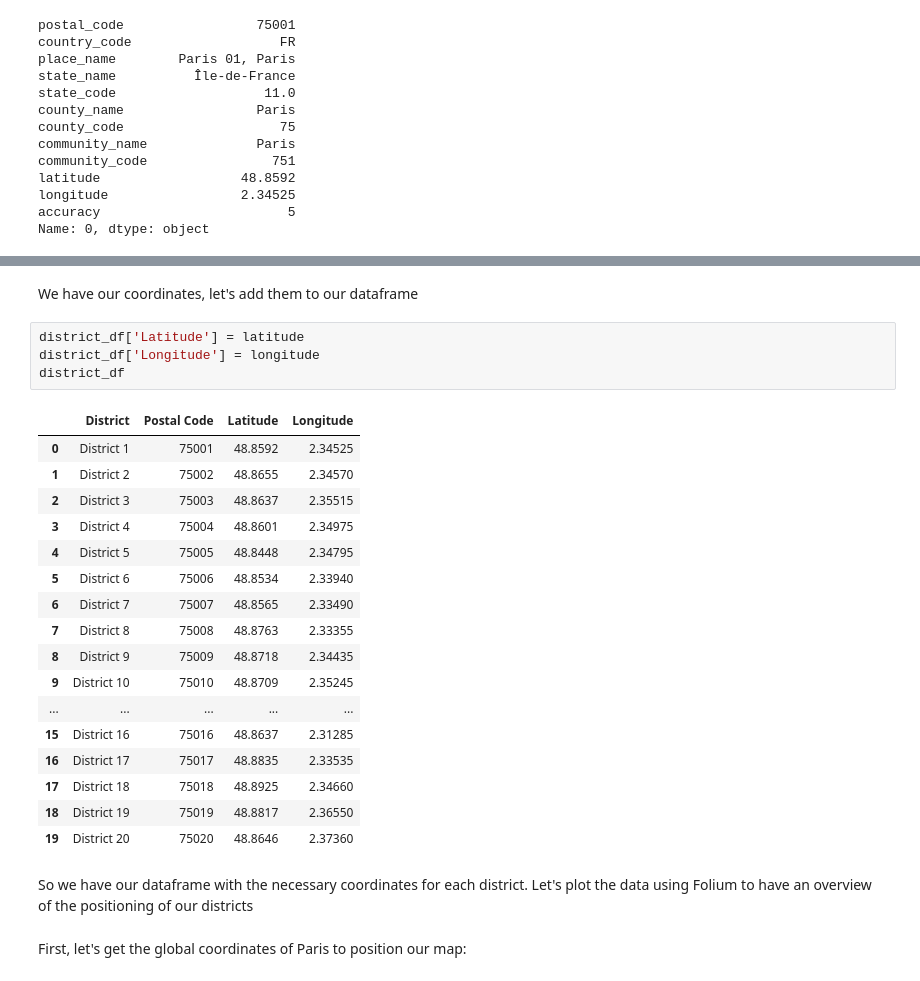
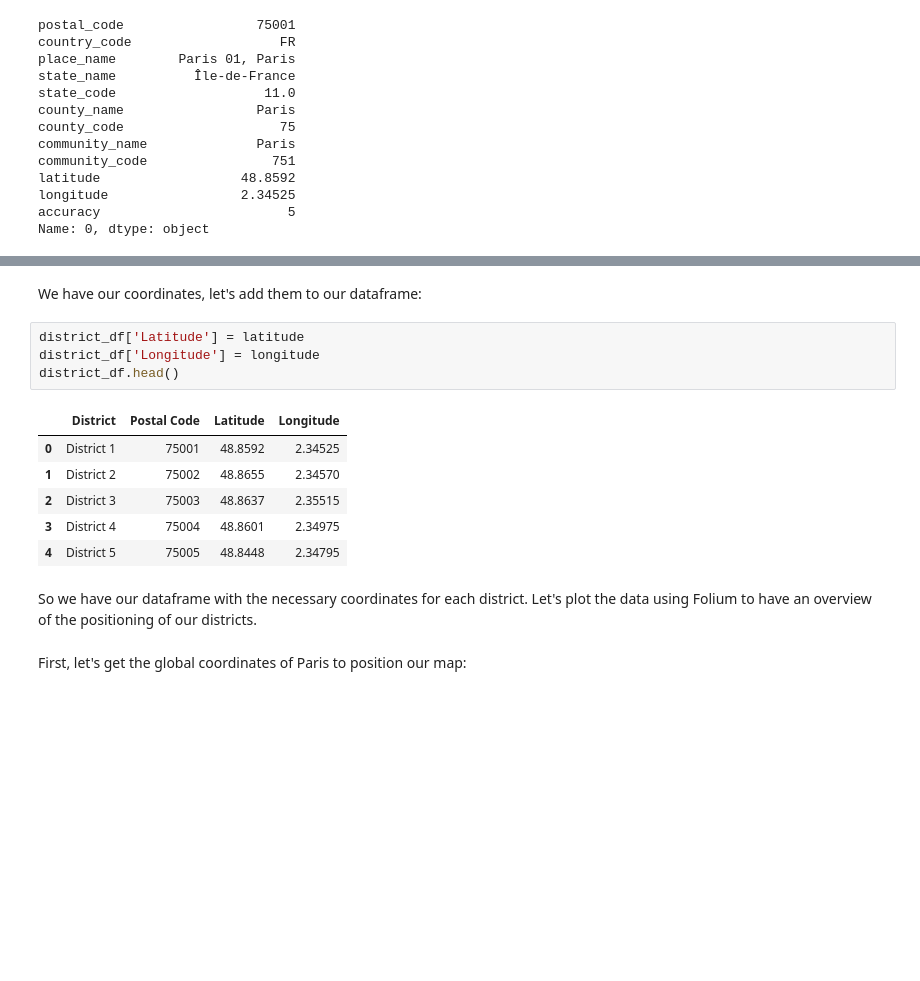
Before and after one commit to OsBourat/Coursera_Capstone, a Jupyter notebook: paris_project.ipynb, the cells around one changed output, grey strips where cells are left out. Drawn from its saved outputs; the diff is of its cells as text; blank space fills up the shorter version.

```diff
--- a/paris_project.ipynb
+++ b/paris_project.ipynb
@@ -128,29 +107,18 @@ print(longitude)
 # %% [markdown]
-<p>We have our coordinates, let's add them to our dataframe</p>
+<p>We have our coordinates, let's add them to our dataframe:</p>
 # %%
 district_df['Latitude'] = latitude
 district_df['Longitude'] = longitude
-district_df
+district_df.head()
 # %% [output]
 |  | District | Postal Code | Latitude | Longitude |
 | 0 | District 1 | 75001 | 48.8592 | 2.34525 |
 | 1 | District 2 | 75002 | 48.8655 | 2.34570 |
 | 2 | District 3 | 75003 | 48.8637 | 2.35515 |
 | 3 | District 4 | 75004 | 48.8601 | 2.34975 |
 | 4 | District 5 | 75005 | 48.8448 | 2.34795 |
-| 5 | District 6 | 75006 | 48.8534 | 2.33940 |
-| 6 | District 7 | 75007 | 48.8565 | 2.33490 |
-| 7 | District 8 | 75008 | 48.8763 | 2.33355 |
-| 8 | District 9 | 75009 | 48.8718 | 2.34435 |
-| 9 | District 10 | 75010 | 48.8709 | 2.35245 |
-| ... | ... | ... | ... | ... |
-| 15 | District 16 | 75016 | 48.8637 | 2.31285 |
-| 16 | District 17 | 75017 | 48.8835 | 2.33535 |
-| 17 | District 18 | 75018 | 48.8925 | 2.34660 |
-| 18 | District 19 | 75019 | 48.8817 | 2.36550 |
-| 19 | District 20 | 75020 | 48.8646 | 2.37360 |
 # %% [markdown]
-<p>So we have our dataframe with the necessary coordinates for each district. Let's plot the data using Folium to have an overview of the positioning of our districts</p>
+<p>So we have our dataframe with the necessary coordinates for each district. Let's plot the data using Folium to have an overview of the positioning of our districts.</p>
 # %% [markdown]
 <p>First, let's get the global coordinates of Paris to position our map:</p>
 # %%
```
Also changed, not shown: parts of 119 cells of this notebook.
